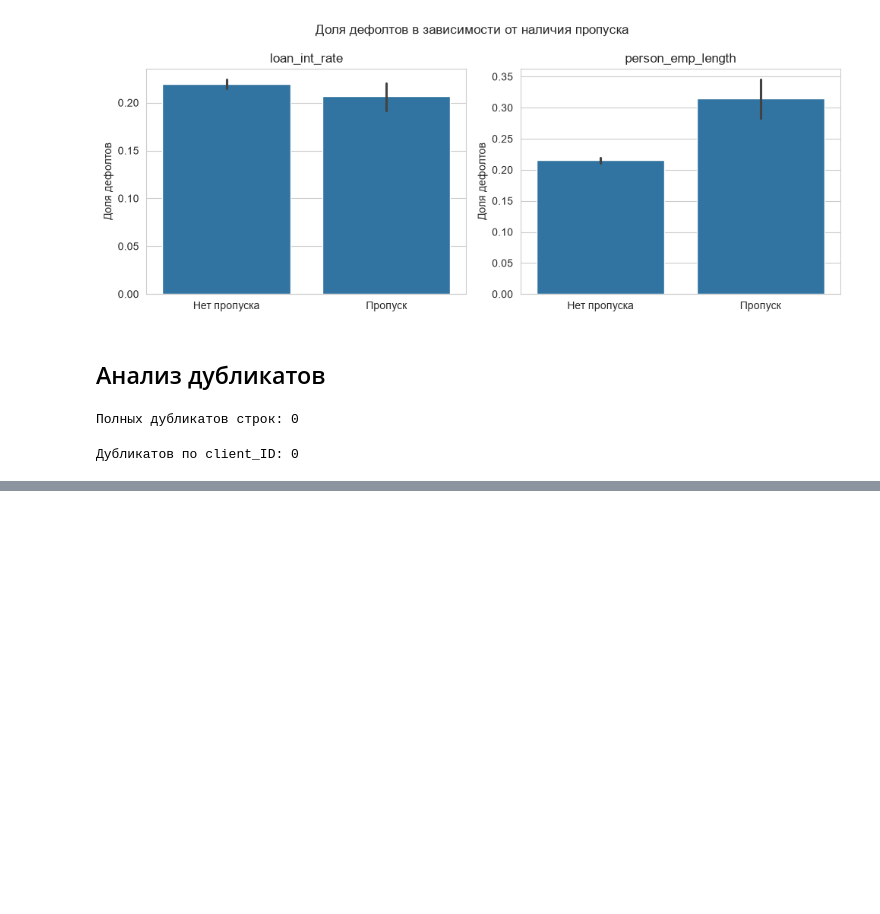
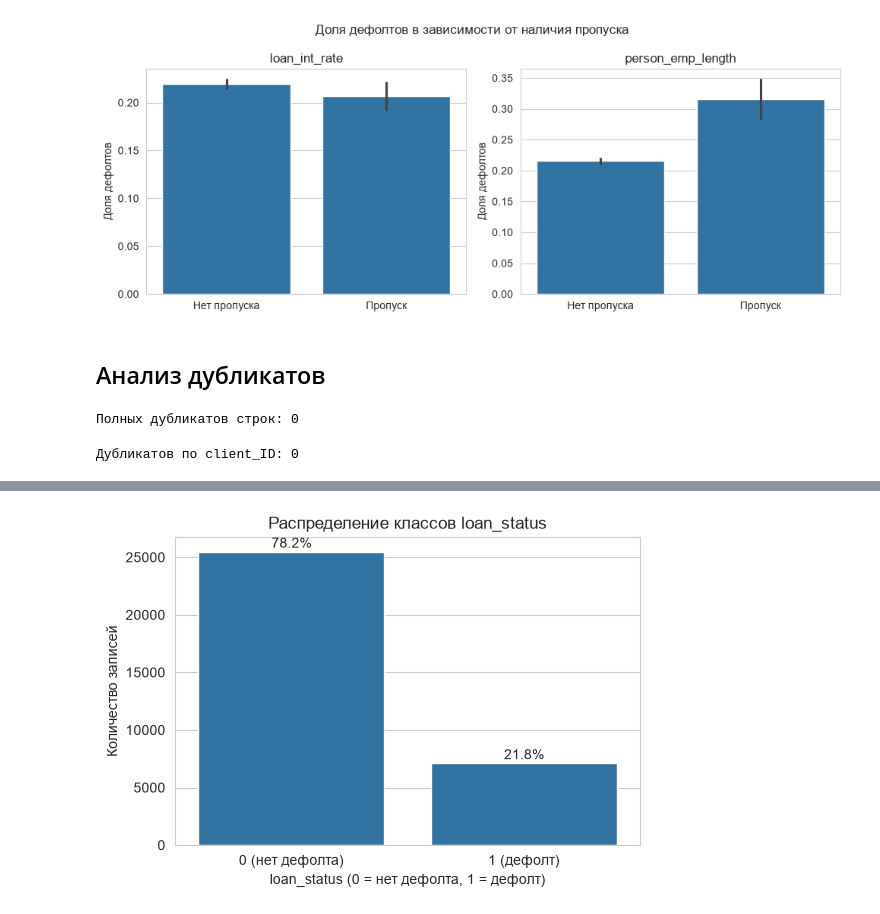
Before and after one commit to null-route-dev/credit-risk-classification, a Jupyter notebook: notebooks/01_eda_analysis.ipynb, the cells around one changed output, grey strips where cells are left out. Cells and saved outputs as stored; diff of their text form; code cells hidden in the pictures; blank space fills up the shorter version.

Commit message:
feat: analysis of the target variable

```diff
--- a/notebooks/01_eda_analysis.ipynb
+++ b/notebooks/01_eda_analysis.ipynb
@@ -274,0 +277,12 @@ print(f"Дубликатов по client_ID: {df.duplicated(subset="client_ID").
+# %%
+# Распределение классов
+target_counts = df["loan_status"].value_counts()
+target_pct = df["loan_status"].value_counts(normalize=True) * 100
+
+target_df = pd.DataFrame({
+    "Количество": target_counts,
+    "Доля (%)": target_pct
+})
+
+print("Распределение целевой переменной:")
+display(target_df)
@@ -274,0 +295,14 @@ print(f"Дубликатов по client_ID: {df.duplicated(subset="client_ID").
+# %%
+# Визуализация
+plt.figure(figsize=(6, 4))
+sns.barplot(x=target_counts.index, y=target_counts.values)
+plt.title("Распределение классов loan_status")
+plt.xlabel("loan_status (0 = нет дефолта, 1 = дефолт)")
+plt.ylabel("Количество записей")
+plt.xticks([0, 1], ["0 (нет дефолта)", "1 (дефолт)"])
+
+for i, v in enumerate(target_counts.values):
+    plt.text(i, v + 100, f"{target_pct[i]:.1f}%", ha="center", va="bottom")
+plt.show()
+# %% [output]
+[figure, added]
```
Also changed, not shown: parts of 8 cells of this notebook.
